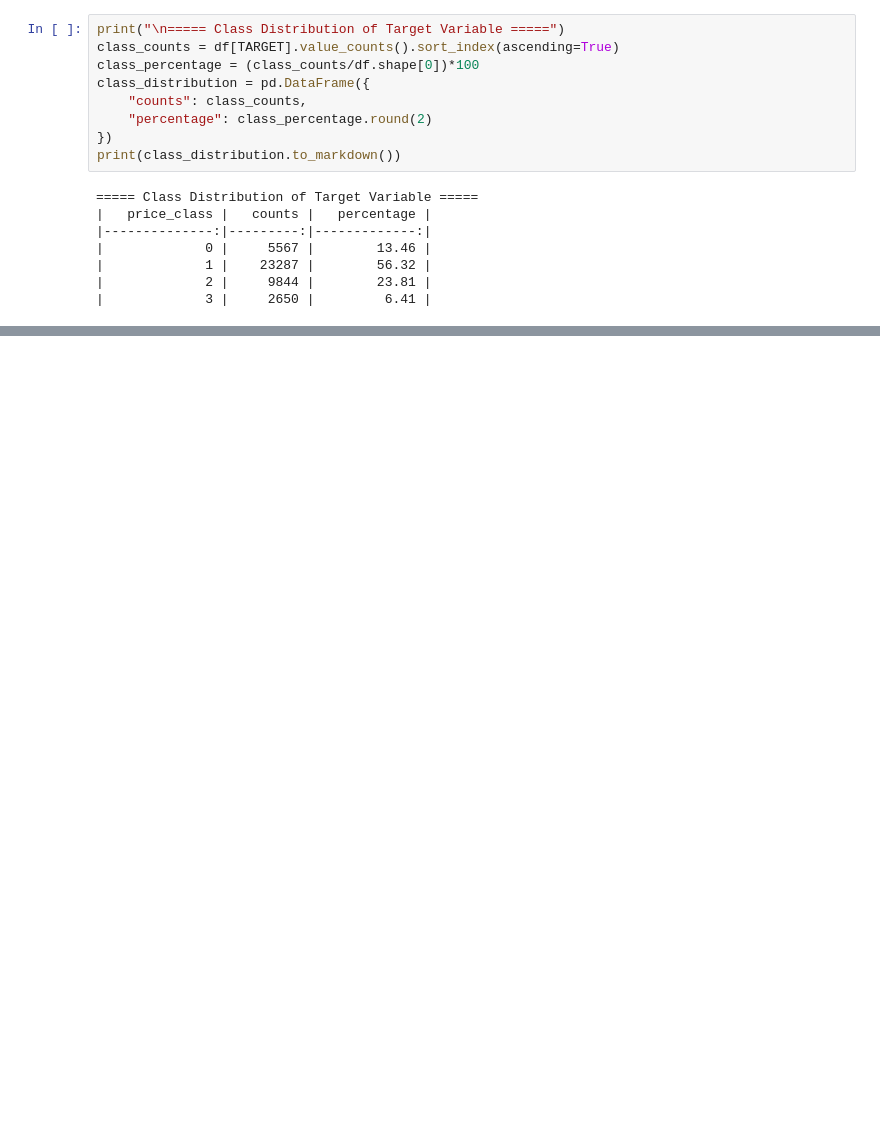
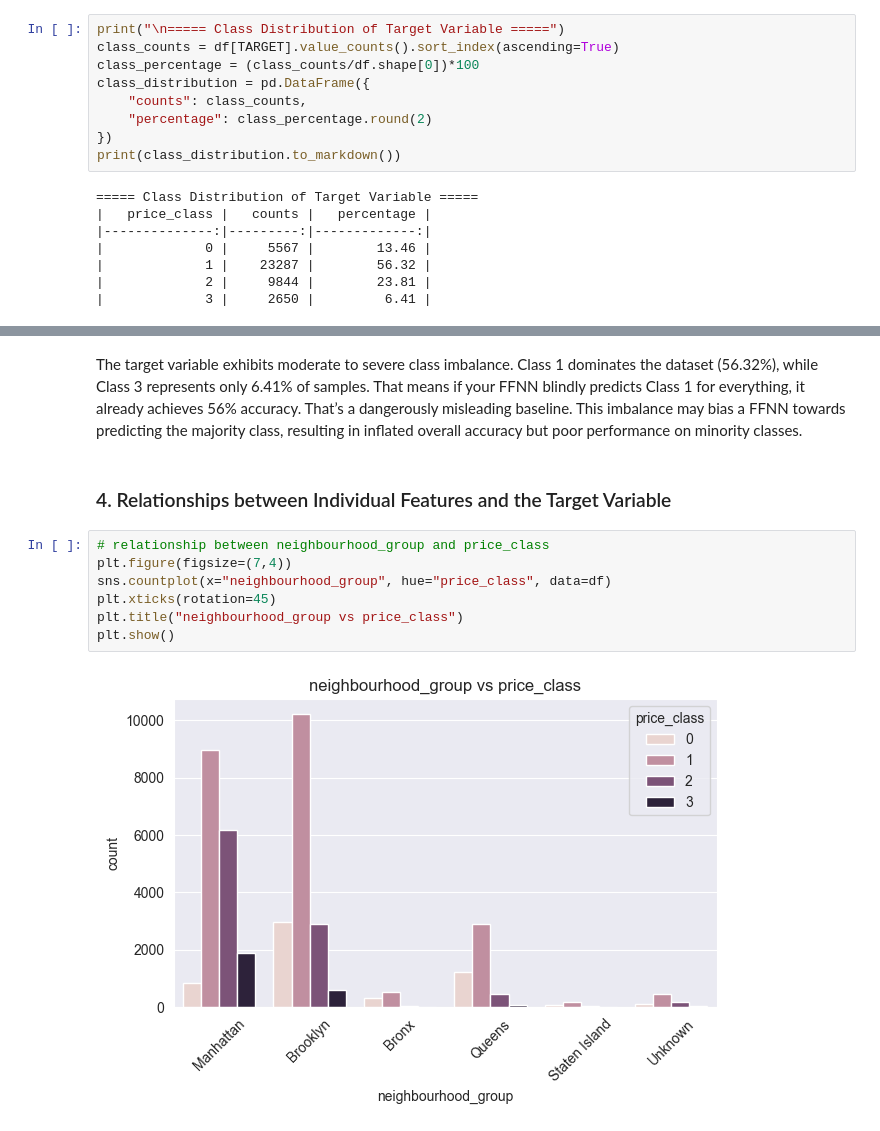
Before and after one commit to verdabatool/Implementing-FFNN-from-Scratch, a Jupyter notebook: q1.ipynb, the cells around one changed output, grey strips where cells are left out. Cells and saved outputs as stored; diff of their text form; blank space fills up the shorter version.

```diff
--- a/q1.ipynb
+++ b/q1.ipynb
@@ -570,0 +483,13 @@ Before normalizing:
+# %% [markdown]
+The target variable exhibits moderate to severe class imbalance. Class 1 dominates the dataset (56.32%), while Class 3 represents only 6.41% of samples. That means if your FFNN blindly predicts Class 1 for everything, it already achieves 56% accuracy. That’s a dangerously misleading baseline. This imbalance may bias a FFNN towards predicting the majority class, resulting in inflated overall accuracy but poor performance on minority classes.
+# %% [markdown]
+### 4. Relationships between Individual Features and the Target Variable
+# %%
+# relationship between neighbourhood_group and price_class
+plt.figure(figsize=(7,4))
+sns.countplot(x="neighbourhood_group", hue="price_class", data=df)
+plt.xticks(rotation=45)
+plt.title("neighbourhood_group vs price_class")
+plt.show()
+# %% [output]
+[figure, added]
```
Also changed, not shown: parts of 34 cells of this notebook.
